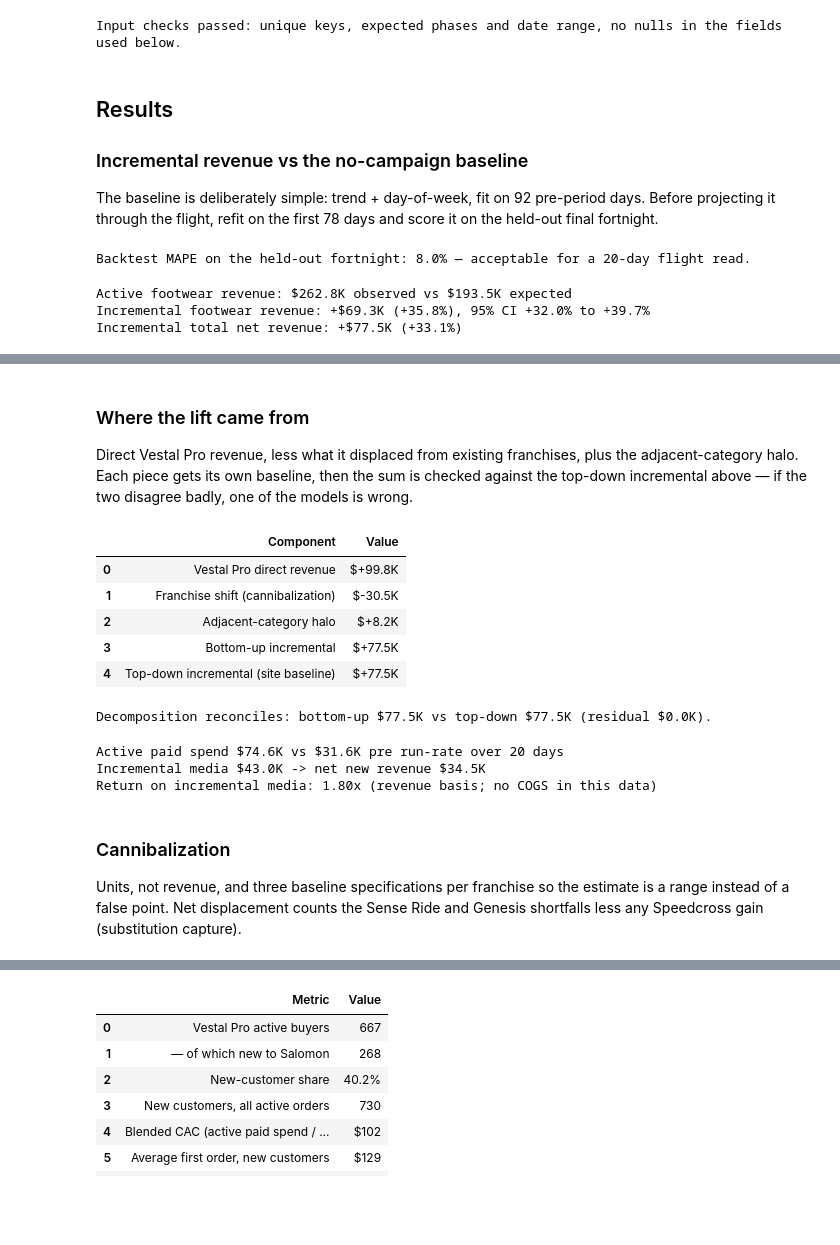
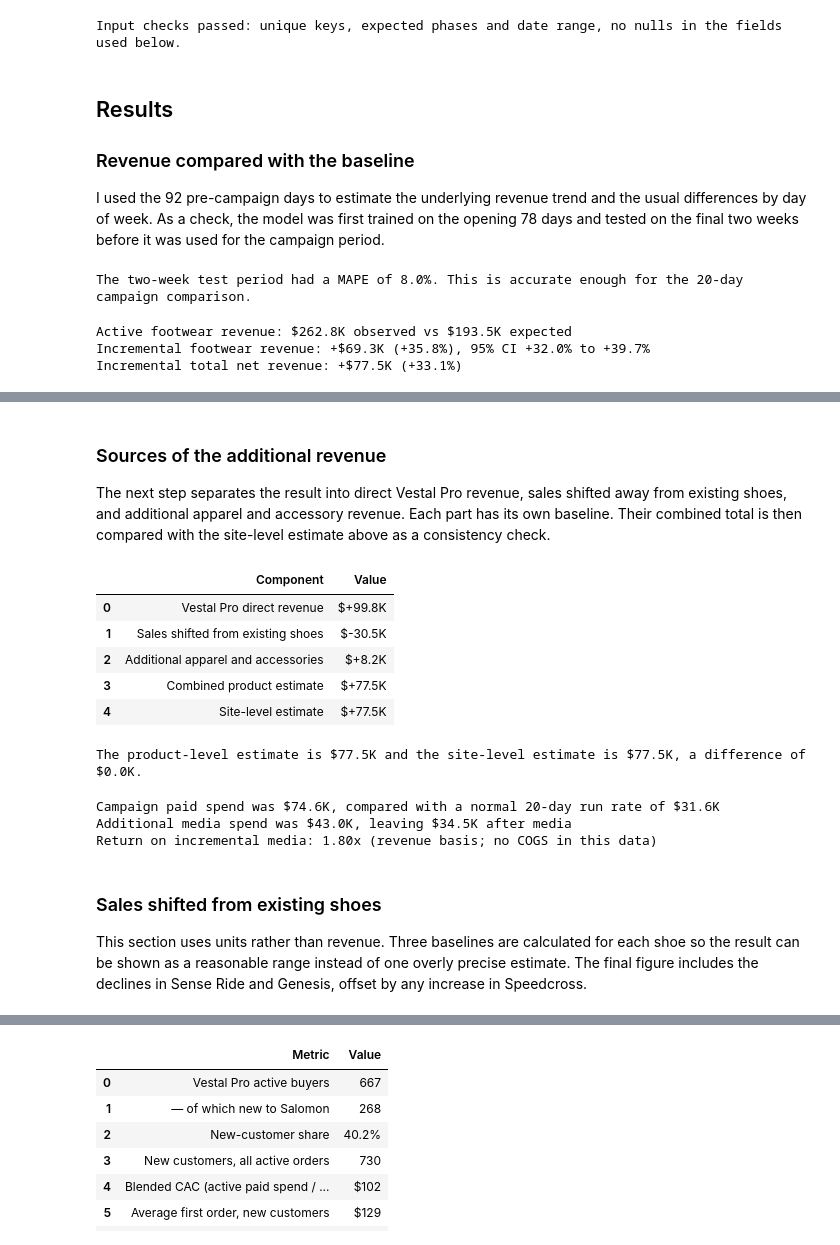
Before and after one commit to andersone17/salomon_case, a Jupyter notebook: notebooks/campaign_analysis.ipynb, the cells around one changed output, grey strips where cells are left out. Saved outputs shown, nothing was run; the diff lists cells and outputs as text; code cells hidden in the pictures; blank space fills up the shorter version.

```diff
--- a/notebooks/03_campaign_analysis.ipynb
+++ b/notebooks/campaign_analysis.ipynb
@@ -205,9 +202,9 @@ Input checks passed: unique keys, expected phases and date range, no nulls in th
 # %% [markdown]
 ## Results
 
-### Incremental revenue vs the no-campaign baseline
+### Revenue compared with the baseline
 
-The baseline is deliberately simple: trend + day-of-week, fit on 92 pre-period days. Before projecting it through the flight, refit on the first 78 days and score it on the held-out final fortnight.
+I used the 92 pre-campaign days to estimate the underlying revenue trend and the usual differences by day of week. As a check, the model was first trained on the opening 78 days and tested on the final two weeks before it was used for the campaign period.
 # %%
 def expected_baseline(frame, ycol, fit_through=PRE_END):
     """Fit trend + day-of-week on rows up to fit_through; return frame with an
@@ -228,9 +225,9 @@ pre_only = ecommerce[ecommerce["date"] <= PRE_END]
 backtest, _ = expected_baseline(pre_only, "footwear_revenue", fit_through=PRE_END - pd.Timedelta(days=14))
 holdout = backtest[backtest["date"] > PRE_END - pd.Timedelta(days=14)]
 mape = (holdout["footwear_revenue"] - holdout["expected"]).abs().div(holdout["footwear_revenue"]).mean()
-print(f"Backtest MAPE on the held-out fortnight: {mape:.1%} — acceptable for a 20-day flight read.")
+print(f"The two-week test period had a MAPE of {mape:.1%}. This is accurate enough for the 20-day campaign comparison.")
 # %% [output]
-Backtest MAPE on the held-out fortnight: 8.0% — acceptable for a 20-day flight read.
+The two-week test period had a MAPE of 8.0%. This is accurate enough for the 20-day campaign comparison.
 # %%
 footwear, footwear_resid = expected_baseline(ecommerce, "footwear_revenue")
 active_fw = footwear[footwear["campaign_phase"] == "Active campaign"]
@@ -317,9 +314,9 @@ Please upgrade Kaleido to version 1.0.0 or greater (`pip install 'kaleido>=1.0.0
 Saved plots/01_footwear_revenue_vs_baseline.png
 [interactive output not drawn]
 # %% [markdown]
-### Where the lift came from
+### Sources of the additional revenue
 
-Direct Vestal Pro revenue, less what it displaced from existing franchises, plus the adjacent-category halo. Each piece gets its own baseline, then the sum is checked against the top-down incremental above — if the two disagree badly, one of the models is wrong.
+The next step separates the result into direct Vestal Pro revenue, sales shifted away from existing shoes, and additional apparel and accessory revenue. Each part has its own baseline. Their combined total is then compared with the site-level estimate above as a consistency check.
 # %%
 vestal = products[products["franchise"] == "Vestal Pro"]
 vestal_active = vestal[vestal["campaign_phase"] == "Active campaign"]
@@ -327,63 +324,63 @@ vestal_direct = vestal_active["net_revenue"].sum()
 vestal_units = vestal_active["units_sold"].sum()
 
 # Franchise shift in revenue, trend + day-of-week baseline per franchise.
 shift_rows = []
 for franchise in EXISTING_FRANCHISES:
     frame, _ = expected_baseline(products[products["franchise"] == franchise], "net_revenue")
     active = frame[frame["campaign_phase"] == "Active campaign"]
     shift_rows.append({"Franchise": franchise,
                        "Observed": active["net_revenue"].sum(),
                        "Expected": active["expected"].sum()})
 shift = pd.DataFrame(shift_rows)
 shift["Delta"] = shift["Observed"] - shift["Expected"]
 franchise_shift = -shift["Delta"].sum()  # positive = revenue displaced
 
-# Halo on total adjacent-category revenue (per-category detail in the halo section).
+# Additional apparel and accessory revenue during the campaign.
 adjacent, adjacent_resid = expected_baseline(ecommerce, "adjacent_category_revenue")
 adj_active = adjacent[adjacent["campaign_phase"] == "Active campaign"]
 halo_revenue = adj_active["adjacent_category_revenue"].sum() - adj_active["expected"].sum()
 
 bottom_up = vestal_direct - franchise_shift + halo_revenue
 
 ledger = pd.DataFrame({
-    "Component": ["Vestal Pro direct revenue", "Franchise shift (cannibalization)",
-                  "Adjacent-category halo", "Bottom-up incremental",
-                  "Top-down incremental (site baseline)"],
+    "Component": ["Vestal Pro direct revenue", "Sales shifted from existing shoes",
+                  "Additional apparel and accessories", "Combined product estimate",
+                  "Site-level estimate"],
     "Value": [vestal_direct, -franchise_shift, halo_revenue, bottom_up, incremental_net],
 })
 ledger["Value"] = ledger["Value"].map(lambda v: f"${v/1e3:+,.1f}K")
 display(ledger)
 
 assert abs(bottom_up - incremental_net) < 3_000
-print(f"Decomposition reconciles: bottom-up ${bottom_up/1e3:,.1f}K vs top-down ${incremental_net/1e3:,.1f}K "
-      f"(residual ${abs(bottom_up - incremental_net)/1e3:,.1f}K).")
+print(f"The product-level estimate is ${bottom_up/1e3:,.1f}K and the site-level estimate is "
+      f"${incremental_net/1e3:,.1f}K, a difference of ${abs(bottom_up - incremental_net)/1e3:,.1f}K.")
 # %% [output]
 |  | Component | Value |
 | 0 | Vestal Pro direct revenue | $+99.8K |
-| 1 | Franchise shift (cannibalization) | $-30.5K |
-| 2 | Adjacent-category halo | $+8.2K |
-| 3 | Bottom-up incremental | $+77.5K |
-| 4 | Top-down incremental (site baseline) | $+77.5K |
+| 1 | Sales shifted from existing shoes | $-30.5K |
+| 2 | Additional apparel and accessories | $+8.2K |
+| 3 | Combined product estimate | $+77.5K |
+| 4 | Site-level estimate | $+77.5K |
-Decomposition reconciles: bottom-up $77.5K vs top-down $77.5K (residual $0.0K).
+The product-level estimate is $77.5K and the site-level estimate is $77.5K, a difference of $0.0K.
 # %%
-# Net of media: only spend above the pre-period run-rate counts against the flight.
+# Count only media spend above the normal pre-campaign run rate.
 paid = channels[channels["channel"].isin(PAID_CHANNELS)]
 active_spend = paid[paid["campaign_phase"] == "Active campaign"]["spend"].sum()
 pre_runrate = paid[paid["campaign_phase"] == "Pre-campaign"]["spend"].sum() / 92 * ACTIVE_DAYS
 incremental_media = active_spend - pre_runrate
 net_new = incremental_net - incremental_media
 
-print(f"Active paid spend ${active_spend/1e3:,.1f}K vs ${pre_runrate/1e3:,.1f}K pre run-rate over 20 days")
-print(f"Incremental media ${incremental_media/1e3:,.1f}K -> net new revenue ${net_new/1e3:,.1f}K")
+print(f"Campaign paid spend was ${active_spend/1e3:,.1f}K, compared with a normal 20-day run rate of ${pre_runrate/1e3:,.1f}K")
+print(f"Additional media spend was ${incremental_media/1e3:,.1f}K, leaving ${net_new/1e3:,.1f}K after media")
 print(f"Return on incremental media: {incremental_net/incremental_media:.2f}x (revenue basis; no COGS in this data)")
 # %% [output]
-Active paid spend $74.6K vs $31.6K pre run-rate over 20 days
-Incremental media $43.0K -> net new revenue $34.5K
+Campaign paid spend was $74.6K, compared with a normal 20-day run rate of $31.6K
+Additional media spend was $43.0K, leaving $34.5K after media
 Return on incremental media: 1.80x (revenue basis; no COGS in this data)
 # %% [markdown]
-### Cannibalization
+### Sales shifted from existing shoes
 
-Units, not revenue, and three baseline specifications per franchise so the estimate is a range instead of a false point. Net displacement counts the Sense Ride and Genesis shortfalls less any Speedcross gain (substitution capture).
+This section uses units rather than revenue. Three baselines are calculated for each shoe so the result can be shown as a reasonable range instead of one overly precise estimate. The final figure includes the declines in Sense Ride and Genesis, offset by any increase in Speedcross.
 # %%
 def unit_baselines(franchise):
     frame = products[products["franchise"] == franchise]
```
Also changed, not shown: parts of 18 cells of this notebook, 6 other files.
